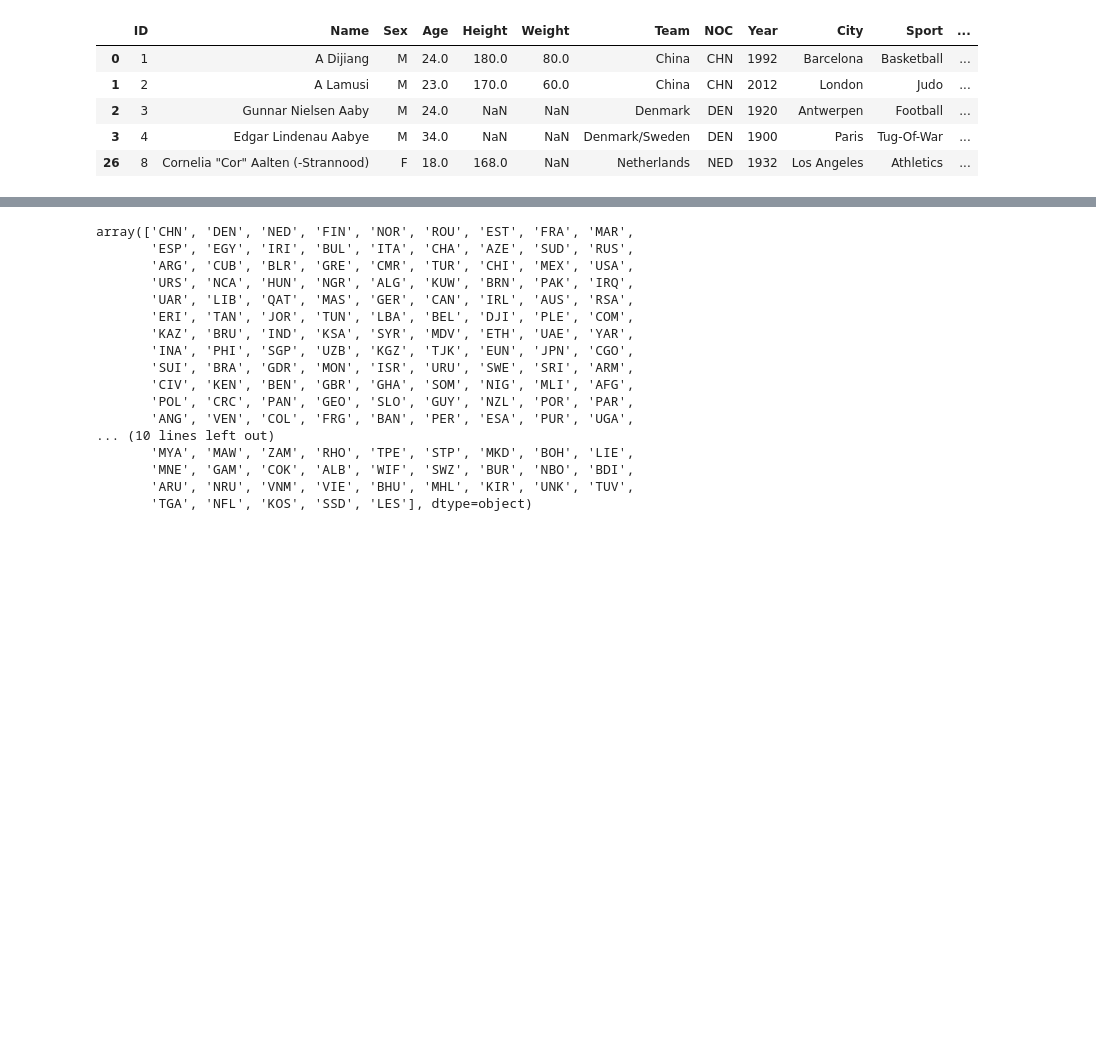
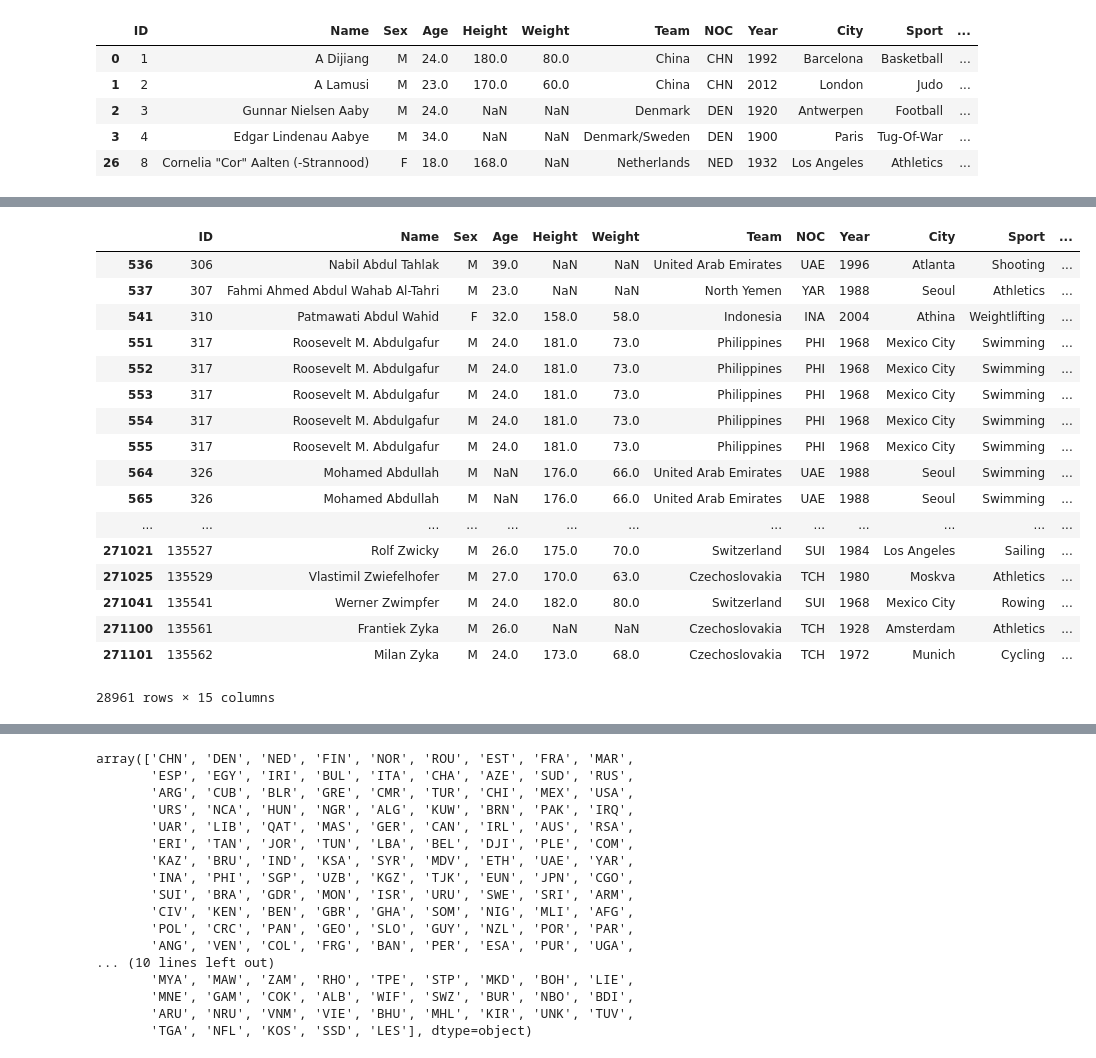
Before and after one commit to scimas/olympians, a Jupyter notebook: data-preprocessing.ipynb, the cells around one changed output, grey strips where cells are left out. Drawn from its saved outputs; the diff is of its cells as text; code cells hidden in the pictures; blank space fills up the shorter version.

```diff
--- a/data-preprocessing.ipynb
+++ b/data-preprocessing.ipynb
@@ -41,0 +70,21 @@ df.head()
+# %%
+df[df['region'].isna()]
+# %% [output]
+|  | ID | Name | Sex | Age | Height | Weight | Team | NOC | Year | City | Sport | ... |
+| 536 | 306 | Nabil Abdul Tahlak | M | 39.0 | NaN | NaN | United Arab Emirates | UAE | 1996 | Atlanta | Shooting | ... |
+| 537 | 307 | Fahmi Ahmed Abdul Wahab Al-Tahri | M | 23.0 | NaN | NaN | North Yemen | YAR | 1988 | Seoul | Athletics | ... |
+| 541 | 310 | Patmawati Abdul Wahid | F | 32.0 | 158.0 | 58.0 | Indonesia | INA | 2004 | Athina | Weightlifting | ... |
+| 551 | 317 | Roosevelt M. Abdulgafur | M | 24.0 | 181.0 | 73.0 | Philippines | PHI | 1968 | Mexico City | Swimming | ... |
+| 552 | 317 | Roosevelt M. Abdulgafur | M | 24.0 | 181.0 | 73.0 | Philippines | PHI | 1968 | Mexico City | Swimming | ... |
+| 553 | 317 | Roosevelt M. Abdulgafur | M | 24.0 | 181.0 | 73.0 | Philippines | PHI | 1968 | Mexico City | Swimming | ... |
+| 554 | 317 | Roosevelt M. Abdulgafur | M | 24.0 | 181.0 | 73.0 | Philippines | PHI | 1968 | Mexico City | Swimming | ... |
+| 555 | 317 | Roosevelt M. Abdulgafur | M | 24.0 | 181.0 | 73.0 | Philippines | PHI | 1968 | Mexico City | Swimming | ... |
+| 564 | 326 | Mohamed Abdullah | M | NaN | 176.0 | 66.0 | United Arab Emirates | UAE | 1988 | Seoul | Swimming | ... |
+| 565 | 326 | Mohamed Abdullah | M | NaN | 176.0 | 66.0 | United Arab Emirates | UAE | 1988 | Seoul | Swimming | ... |
+| ... | ... | ... | ... | ... | ... | ... | ... | ... | ... | ... | ... | ... |
+| 271021 | 135527 | Rolf Zwicky | M | 26.0 | 175.0 | 70.0 | Switzerland | SUI | 1984 | Los Angeles | Sailing | ... |
+| 271025 | 135529 | Vlastimil Zwiefelhofer | M | 27.0 | 170.0 | 63.0 | Czechoslovakia | TCH | 1980 | Moskva | Athletics | ... |
+| 271041 | 135541 | Werner Zwimpfer | M | 24.0 | 182.0 | 80.0 | Switzerland | SUI | 1968 | Mexico City | Rowing | ... |
+| 271100 | 135561 | Frantiek Zyka | M | 26.0 | NaN | NaN | Czechoslovakia | TCH | 1928 | Amsterdam | Athletics | ... |
+| 271101 | 135562 | Milan Zyka | M | 24.0 | 173.0 | 68.0 | Czechoslovakia | TCH | 1972 | Munich | Cycling | ... |
+28961 rows × 15 columns
```
Also changed, not shown: parts of 13 cells of this notebook, 8 other files.
